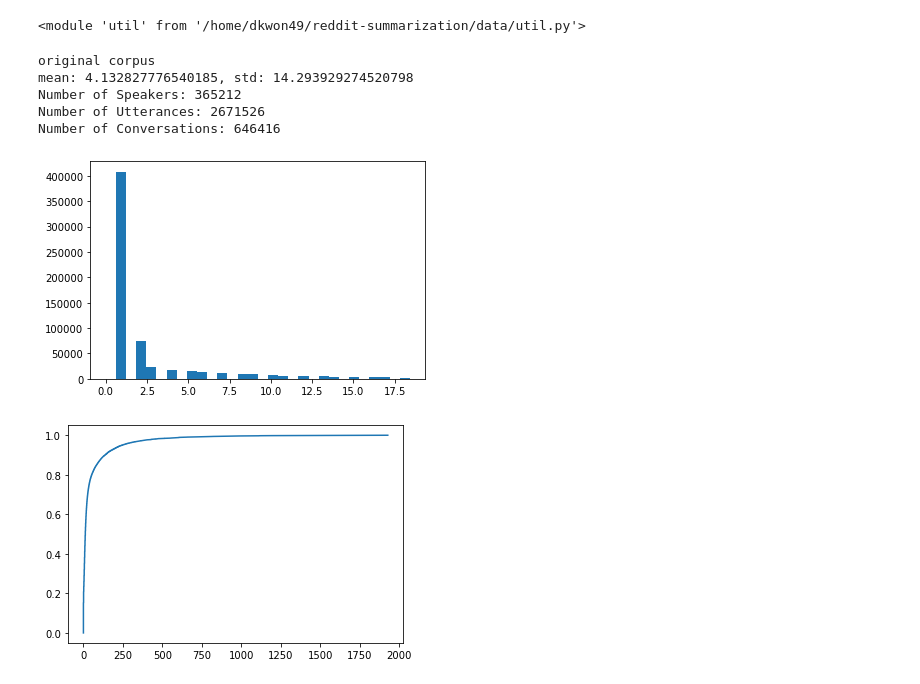
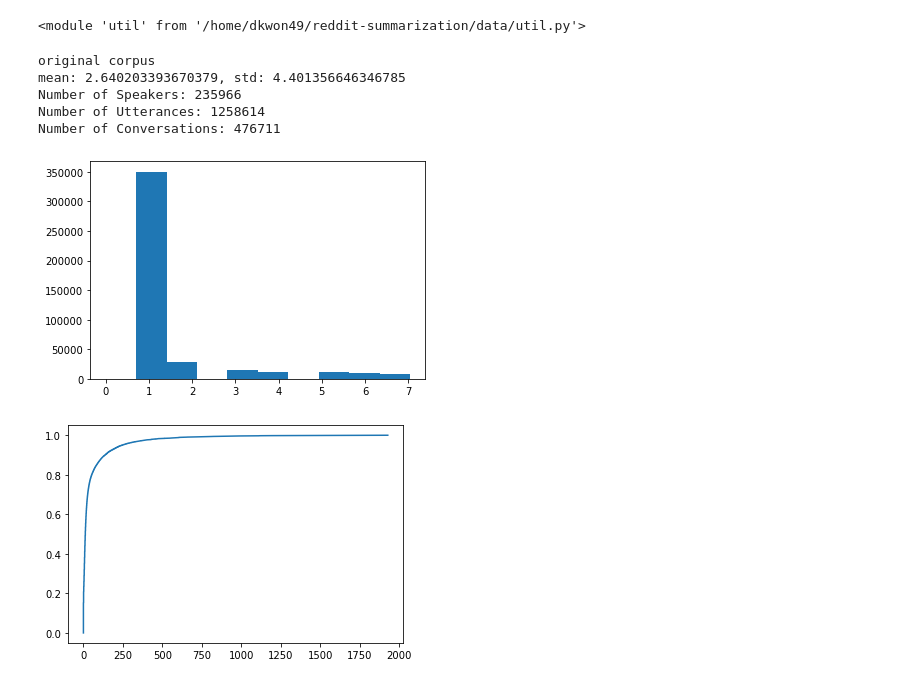
Before and after one commit to davidmkwon/reddit-summarization, a Jupyter notebook: data/travel.ipynb, the cells around one changed output. Saved outputs shown, nothing was run; the diff lists cells and outputs as text; code cells hidden in the pictures.

Commit message:
utterance length stats

```diff
--- a/data/travel.ipynb
+++ b/data/travel.ipynb
@@ -12,7 +12,7 @@ from importlib import reload
 ## Corpus variables setup
 # %%
 # corpus variable -> get from saved path
-data_path_remote = '/nethome/dkwon49/.convokit/saved-corpora/subreddit-travel-del-rem'
+data_path_remote = '/nethome/dkwon49/.convokit/saved-corpora/subreddit-travel-len-del-rem'
 corpus = Corpus(data_path_remote)
 # %%
 # lambda filtering functions
@@ -39,15 +39,15 @@ print("mean: {}, std: {}".format(mean, std))
 corpus.print_summary_stats()
 # %% [output]
 original corpus
-mean: 4.132827776540185, std: 14.293929274520798
-Number of Speakers: 365212
-Number of Utterances: 2671526
-Number of Conversations: 646416
+mean: 2.640203393670379, std: 4.401356646346785
+Number of Speakers: 235966
+Number of Utterances: 1258614
+Number of Conversations: 476711
 # %%
 # plot historgram
-util.plot_conv_lengths_histogram(conv_lengths, low=0, high=mean+std)
+util.plot_conv_lengths_histogram(conv_lengths, low=0, high=mean+std, bins=10)
 # %% [output]
-[figure, old version]
+[figure, new version]
 # %%
 # get a cdf of the conv length distribution
 util.plot_conv_lengths_cdf(conv_lengths)
```
Also changed, not shown: parts of 35 cells of this notebook, 1 other file.
